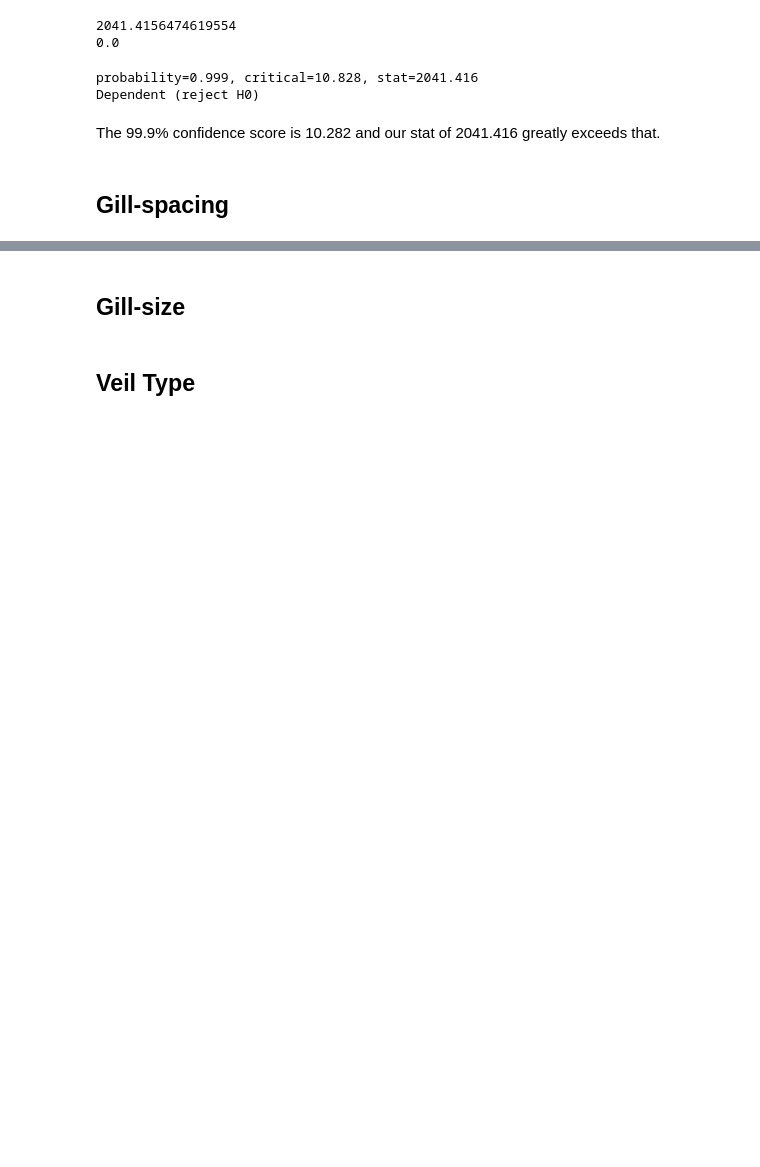
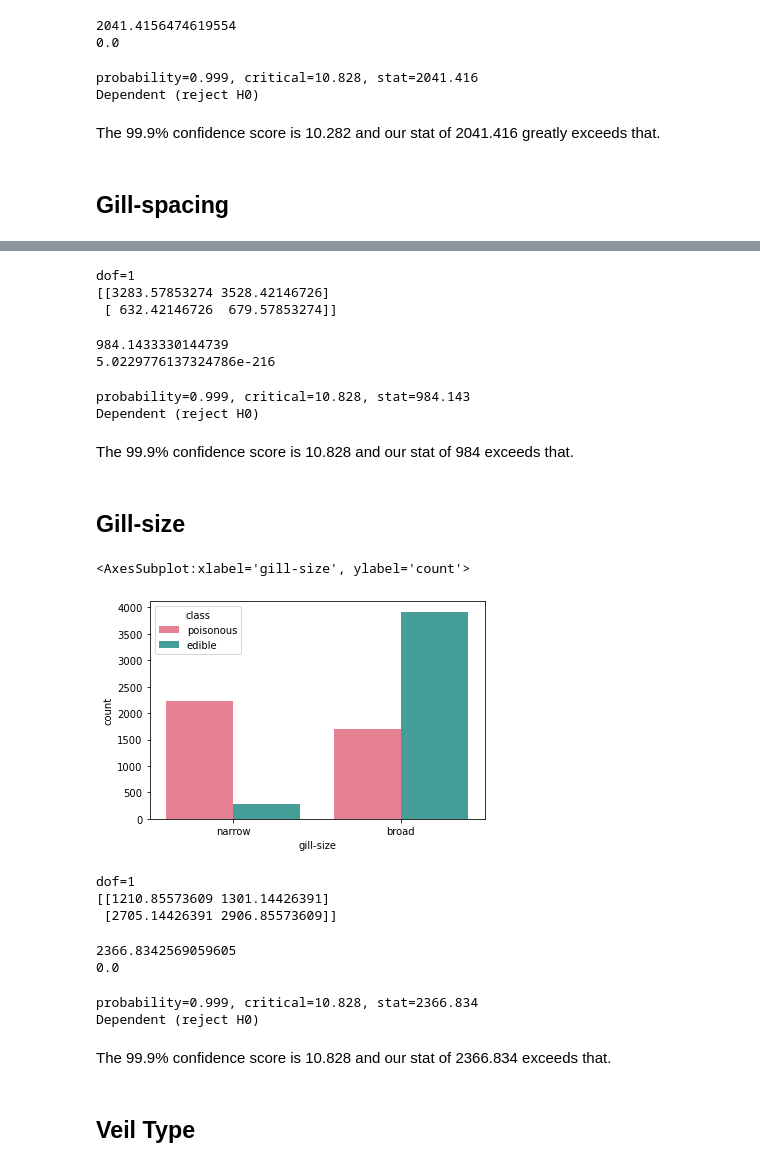
Before and after one commit to raizelistaken/Classification_project3, a Jupyter notebook: Thursday.ipynb, the cells around one changed output, grey strips where cells are left out. Cells and saved outputs as stored; diff of their text form; code cells hidden in the pictures; blank space fills up the shorter version.

```diff
--- a/Thursday.ipynb
+++ b/Thursday.ipynb
@@ -357,2 +365,36 @@ The 99.9% confidence score is 10.282 and our stat of 2041.416 greatly exceeds th
+# %%
+stat, p, dof, expected = chi2_contingency(table)
+print('dof=%d' % dof)
+print(expected)
+# %% [output]
+dof=1
+[[3283.57853274 3528.42146726]
+ [ 632.42146726  679.57853274]]
+# %%
+print(stat)
+print(p)
+# %% [output]
+984.1433330144739
+5.0229776137324786e-216
+# %%
+# interpret test-statistic
+prob = 0.999
+critical = chi2.ppf(prob, dof)
+
+print('probability=%.3f, critical=%.3f, stat=%.3f' % (prob, critical, stat))
+if abs(stat) >= critical:
+	print('Dependent (reject H0)')
+else:
+	print('Independent (fail to reject H0)')
+# %% [output]
+probability=0.999, critical=10.828, stat=984.143
+Dependent (reject H0)
+# %% [markdown]
+The 99.9% confidence score is 10.828 and our stat of 984 exceeds that.
 # %% [markdown]
 ## Gill-size
+# %%
+sns.countplot(x='gill-size', hue="class", data=df, palette = 'husl')
+# %% [output]
+<AxesSubplot:xlabel='gill-size', ylabel='count'>
+[figure, added]
@@ -359,2 +404,31 @@ The 99.9% confidence score is 10.282 and our stat of 2041.416 greatly exceeds th
+# %%
+stat, p, dof, expected = chi2_contingency(table)
+print('dof=%d' % dof)
+print(expected)
+# %% [output]
+dof=1
+[[1210.85573609 1301.14426391]
+ [2705.14426391 2906.85573609]]
+# %%
+print(stat)
+print(p)
+# %% [output]
+2366.8342569059605
+0.0
+# %%
+# interpret test-statistic
+prob = 0.999
+critical = chi2.ppf(prob, dof)
+
+print('probability=%.3f, critical=%.3f, stat=%.3f' % (prob, critical, stat))
+if abs(stat) >= critical:
+	print('Dependent (reject H0)')
+else:
+	print('Independent (fail to reject H0)')
+# %% [output]
+probability=0.999, critical=10.828, stat=2366.834
+Dependent (reject H0)
+# %% [markdown]
+The 99.9% confidence score is 10.828 and our stat of 2366.834 exceeds that.
 # %% [markdown]
 ## Veil Type
```
Also changed, not shown: parts of 4 cells of this notebook.
